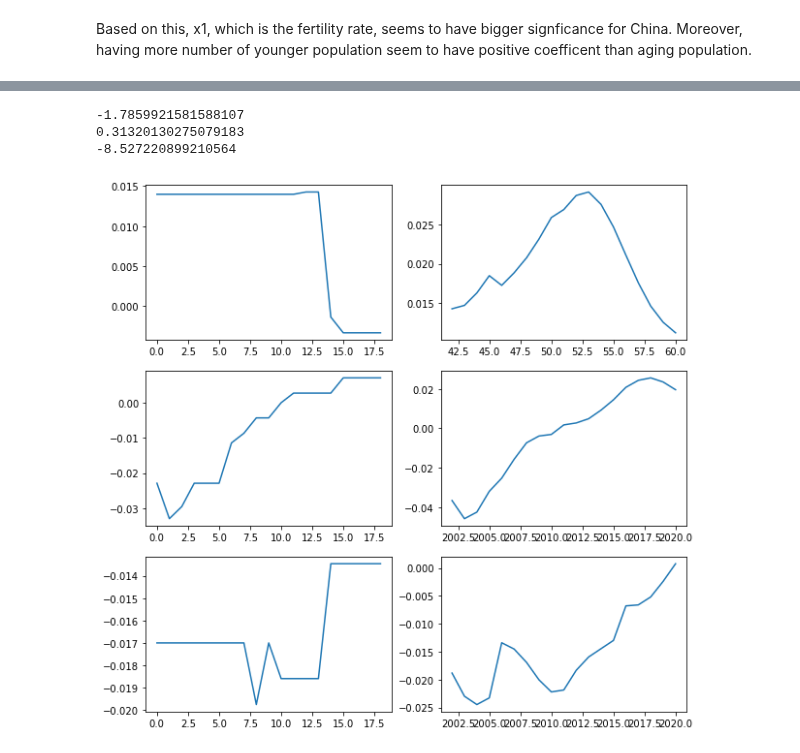
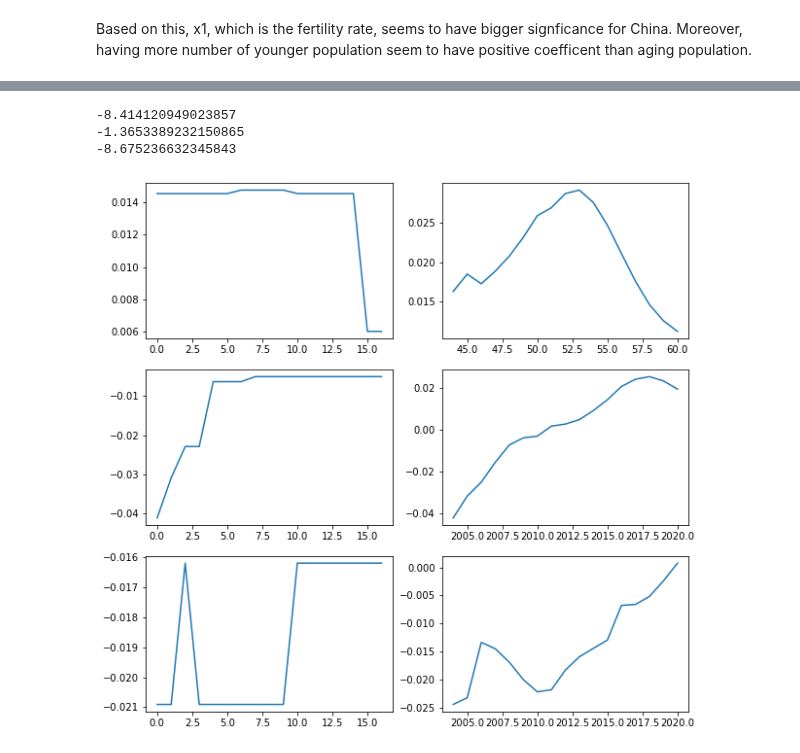
Before and after one commit to SangHyuNBack/2nd-Capstone-Project, a Jupyter notebook: Modeling.ipynb, the cells around one changed output, grey strips where cells are left out. Drawn from its saved outputs; the diff is of its cells as text; code cells hidden in the pictures.

```diff
--- a/Modeling.ipynb
+++ b/Modeling.ipynb
@@ -35,17 +35,17 @@ Singapore.dropna(inplace = True)
 Singapore.dropna(inplace = True)
 Malaysia.dropna(inplace = True)
 # %%
-features =['14 Under', '15 to 64', '64 Above', 'Female(%)']
+features =['14 Under', '15 to 64', '64 Above', 'Female(%)', 'Total pop']
 
 def Test_Train(x):
     y = x['Work Population(%)'].pct_change()
     X = x[features].pct_change()
     y.dropna(inplace= True)
     X.dropna(inplace=True)
-    y_train =  y[:40]
-    y_test = y[40:]
-    X_train =  X[:40]
-    X_test =  X[40:]
+    y_train =  y[:42]
+    y_test = y[42:]
+    X_train =  X[:42]
+    X_test =  X[42:]
     return (X_train, X_test, y_train, y_test)
 # %%
 from sklearn.preprocessing import MinMaxScaler
@@ -77,19 +77,3 @@ Notes:
 [2] Standard Errors assume that the covariance matrix of the errors is correctly specified.
 # %% [markdown]
 Based on this, x1, which is the fertility rate, seems to have bigger signficance for China. Moreover, having more number of younger population seem to have positive coefficent than aging population.
-# %%
-from sklearn.neighbors import KNeighborsRegressor
-empty = []
-def KNNR(i, x):
-        X_train, X_test, y_train, y_test = Test_Train(x)
-        scaler = MinMaxScaler()
-        scaler.fit(X_train)
-        X_train_scale = scaler.transform(X_train)
-        X_test_scale = scaler.transform(X_test)
-        knn = KNeighborsRegressor(i)
-        knn.fit(X_train_scale, y_train)
-        prediction = knn.predict(X_test_scale)
-        return(r2_score(prediction, y_test))
-for i in range(1,30):
-    empty.append(KNNR(i, China))
-empty
@@ -113,0 +80,16 @@ empty
+# %%
+from sklearn.neighbors import KNeighborsRegressor
+empty = []
+def KNNR(i, x):
+        X_train, X_test, y_train, y_test = Test_Train(x)
+        scaler = StandardScaler()
+        scaler.fit(X_train)
+        X_train_scale = scaler.transform(X_train)
+        X_test_scale = scaler.transform(X_test)
+        knn = KNeighborsRegressor(i)
+        knn.fit(X_train_scale, y_train)
+        prediction = knn.predict(X_test_scale)
+        return(r2_score(prediction, y_test))
+for i in range(1,30):
+    empty.append(KNNR(i, China))
+empty
@@ -114,30 +114,30 @@ empty
 # %%
 from sklearn.neighbors import KNeighborsRegressor
 def KNNR(x):
         X_train, X_test, y_train, y_test = Test_Train(x)
-        scaler = MinMaxScaler()
+        scaler = StandardScaler()
         scaler.fit(X_train)
         X_train_scale = scaler.transform(X_train)
         X_test_scale = scaler.transform(X_test)
         knn = KNeighborsRegressor(2)
         knn.fit(X_train_scale, y_train)
         prediction = knn.predict(X_test_scale)
         return(prediction, y_test, r2_score(prediction, y_test))
 fig, ax = plt.subplots(3,2, figsize=(10,10))
 ax[0,0].plot(KNNR(Japan)[0])
 ax[0,1].plot(KNNR(Japan)[1])
 ax[1,0].plot(KNNR(China)[0])
 ax[1,1].plot(KNNR(China)[1])
 ax[2,0].plot(KNNR(Malaysia)[0])
 ax[2,1].plot(KNNR(Malaysia)[1])
 print(KNNR(Japan)[2])
 print(KNNR(China)[2])
 print(KNNR(Malaysia)[2])
 # %% [output]
--1.7859921581588107
-0.31320130275079183
--8.527220899210564
+-8.414120949023857
+-1.3653389232150865
+-8.675236632345843
-[figure, old version]
+[figure, new version]
 # %%
 from sklearn.ensemble import GradientBoostingRegressor
 def Gradient(x):
```
Also changed, not shown: parts of 11 cells of this notebook.
